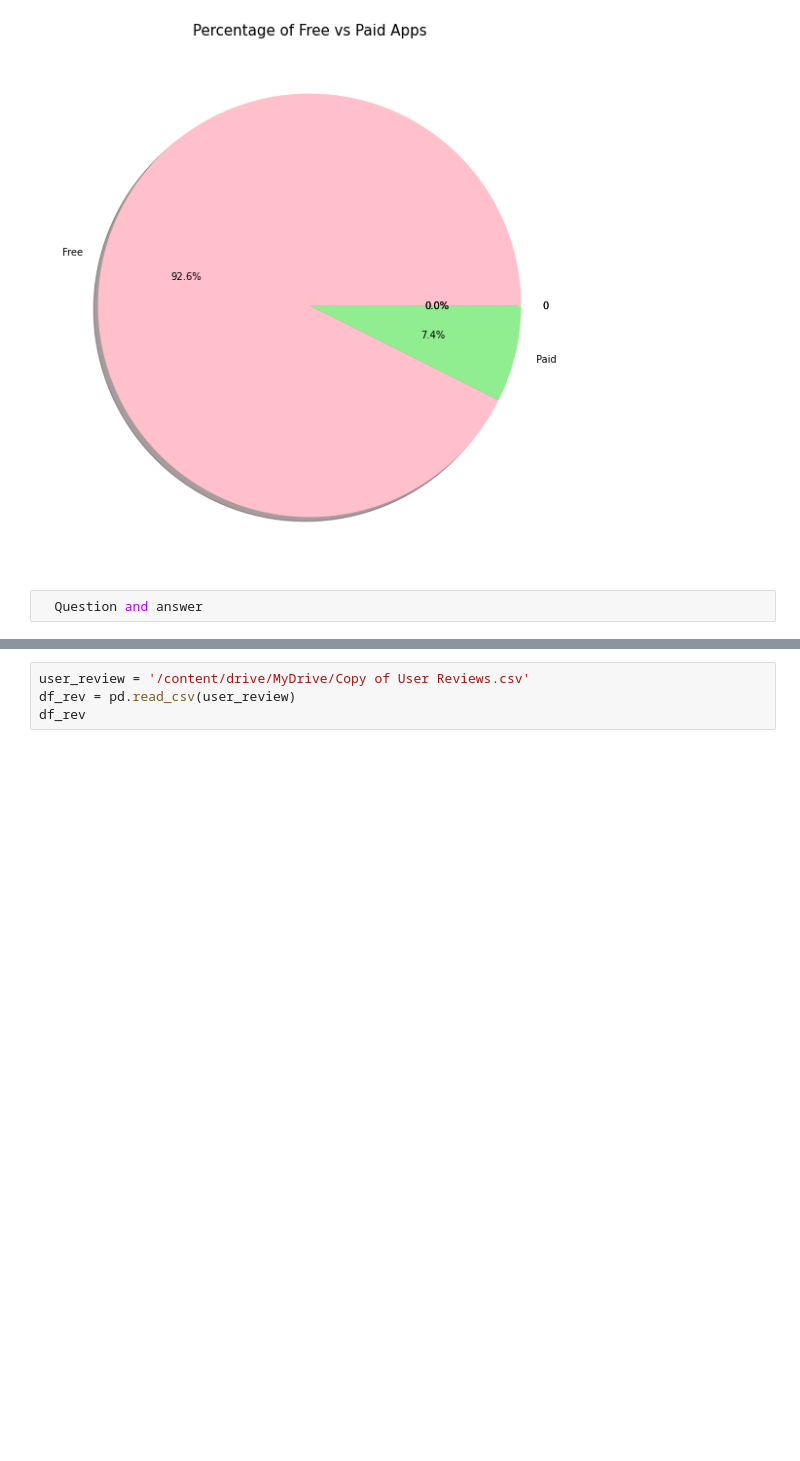
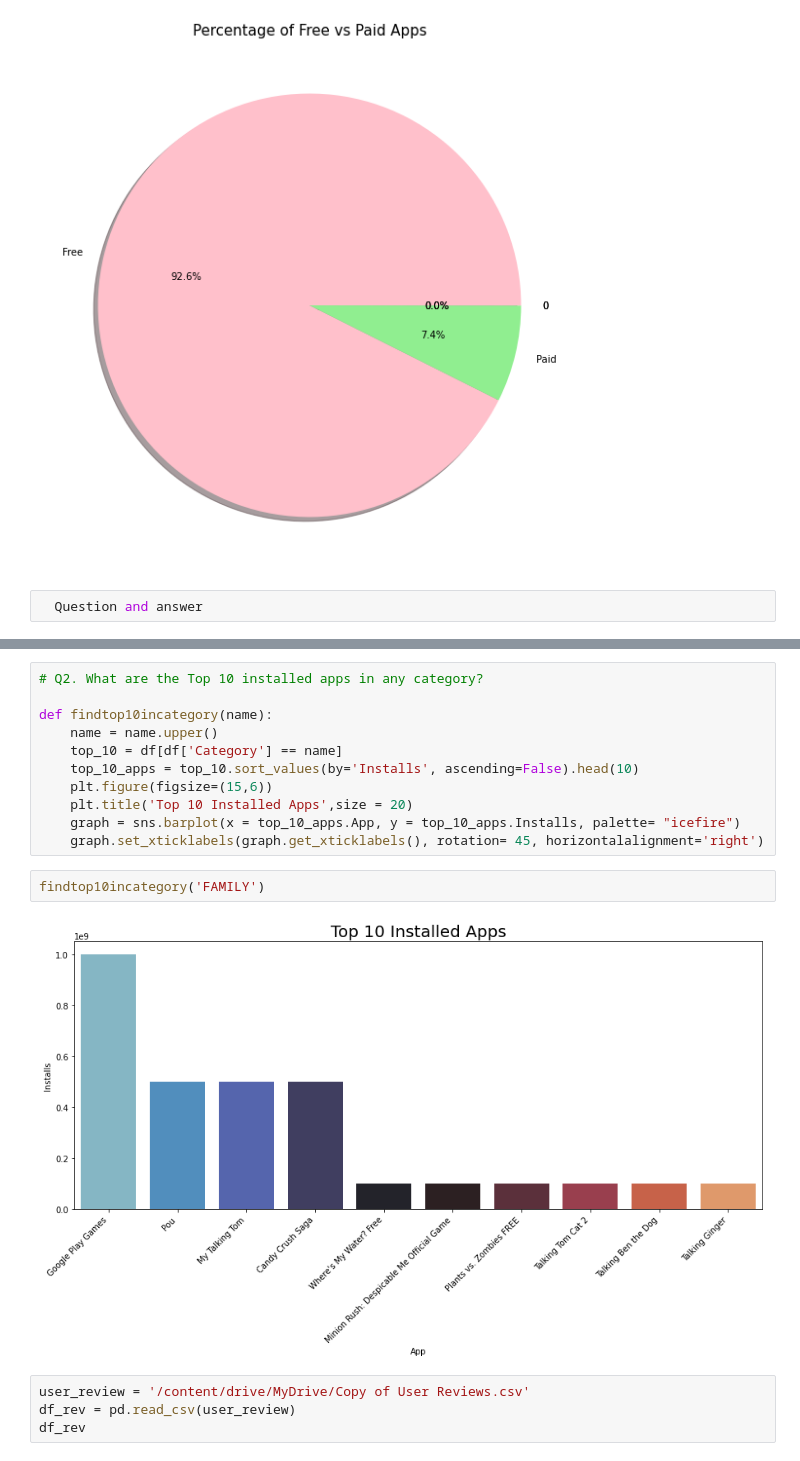
Before and after one commit to Sarvesha11/-Cy-of-Play-Store-App-Review-Analysis, a Jupyter notebook: Copy_of_Cy_of_Play_Store_App_Review_Analysis_Capstone_Project.ipynb, the cells around one changed output, grey strips where cells are left out. Drawn from its saved outputs; the diff is of its cells as text; blank space fills up the shorter version.

```diff
--- a/Copy_of_Cy_of_Play_Store_App_Review_Analysis_Capstone_Project.ipynb
+++ b/Copy_of_Cy_of_Play_Store_App_Review_Analysis_Capstone_Project.ipynb
@@ -278,6 +278,21 @@ high_rev_app
 | 1879 | Clash of Clans | GAME | 4.6 | 44893888 | 98000000.0 | 1.000000e+08 | Free | 0.0 | Everyone 10+ | Strategy |
 | 1704 | Clash of Clans | GAME | 4.6 | 44891723 | 98000000.0 | 1.000000e+08 | Free | 0.0 | Everyone 10+ | Strategy |
 | 1670 | Clash of Clans | GAME | 4.6 | 44891723 | 98000000.0 | 1.000000e+08 | Free | 0.0 | Everyone 10+ | Strategy |
+# %%
+# Q2. What are the Top 10 installed apps in any category?
+
+def findtop10incategory(name):
+    name = name.upper()
+    top_10 = df[df['Category'] == name]
+    top_10_apps = top_10.sort_values(by='Installs', ascending=False).head(10)
+    plt.figure(figsize=(15,6))
+    plt.title('Top 10 Installed Apps',size = 20)
+    graph = sns.barplot(x = top_10_apps.App, y = top_10_apps.Installs, palette= "icefire")
+    graph.set_xticklabels(graph.get_xticklabels(), rotation= 45, horizontalalignment='right')
+# %%
+findtop10incategory('FAMILY')
+# %% [output]
+[figure, added]
 # %%
 user_review = '/content/drive/MyDrive/Copy of User Reviews.csv'
 df_rev = pd.read_csv(user_review)
```
